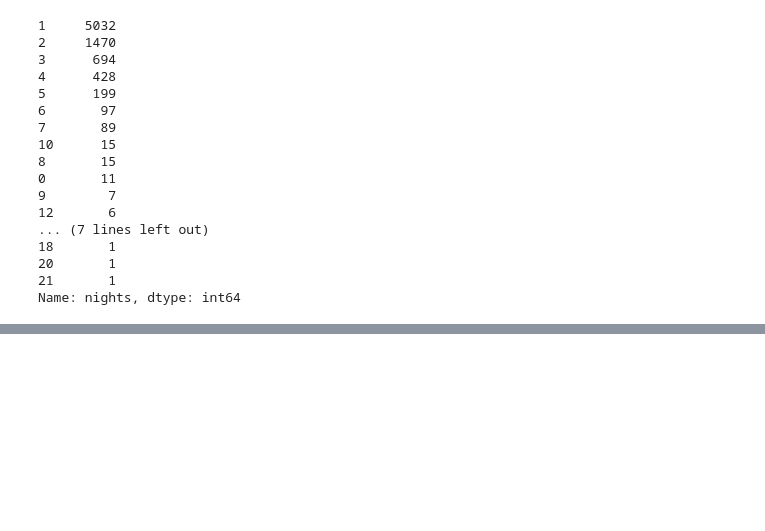
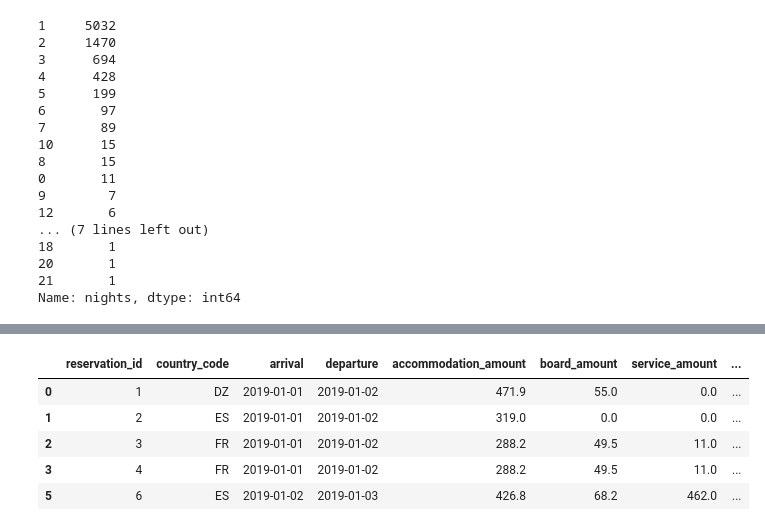
Before and after one commit to lauurasarabia/Hotel_Dashboard, a Jupyter notebook: reading.ipynb, the cells around one changed output, grey strips where cells are left out. Cells and saved outputs as stored; diff of their text form; code cells hidden in the pictures; blank space fills up the shorter version.

Commit message:
cleaning done, analysis

```diff
--- a/reading.ipynb
+++ b/reading.ipynb
@@ -66,5 +72,6 @@ dtype: int64
 # %%
-reservations.fillna('UNKNOWN', inplace=True)
+reservations_changing_dtypes.fillna('UNKNOWN', inplace=True)
+# %%
+reservations_changing_dtypes = round_amount_columns(reservations_changing_dtypes)
 # %%
-reservations_night_count = nights_counter(reservations)
-reservations_night_count[:10]
+reservations_night_count = nights_counter(reservations_changing_dtypes)
@@ -119,0 +115,12 @@ reservations_cleaning[reservations_cleaning['nights'] == 0]
+# %%
+reservations_cleaning = fix_data_reservations(reservations_cleaning)
+# %%
+reservations_final = rename_and_drop_reservations_columns(reservations_cleaning)
+reservations_final[:5]
+# %% [output]
+|  | reservation_id | country_code | arrival | departure | accommodation_amount | board_amount | service_amount | ... |
+| 0 | 1 | DZ | 2019-01-01 | 2019-01-02 | 471.9 | 55.0 | 0.0 | ... |
+| 1 | 2 | ES | 2019-01-01 | 2019-01-02 | 319.0 | 0.0 | 0.0 | ... |
+| 2 | 3 | FR | 2019-01-01 | 2019-01-02 | 288.2 | 49.5 | 11.0 | ... |
+| 3 | 4 | FR | 2019-01-01 | 2019-01-02 | 288.2 | 49.5 | 11.0 | ... |
+| 5 | 6 | ES | 2019-01-02 | 2019-01-03 | 426.8 | 68.2 | 462.0 | ... |
```
Also changed, not shown: parts of 14 cells of this notebook, 4 other files.
